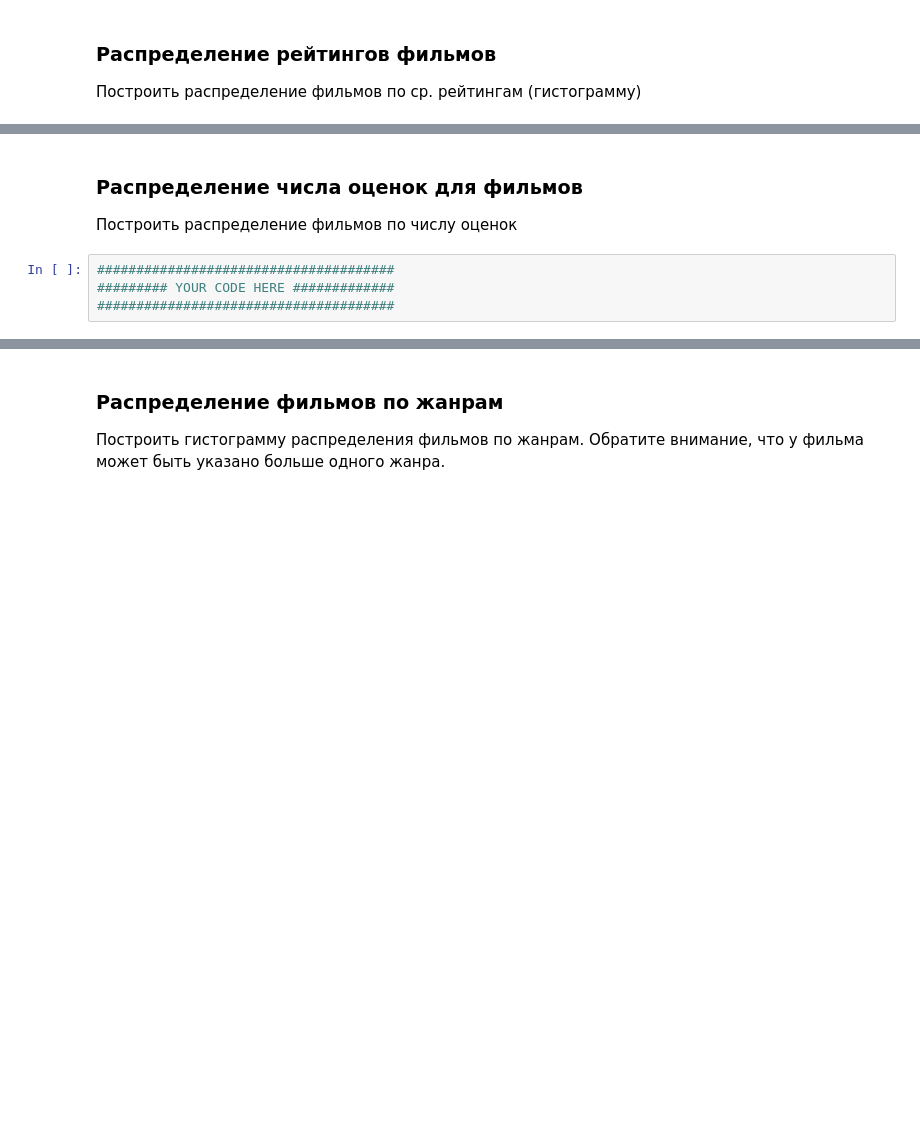
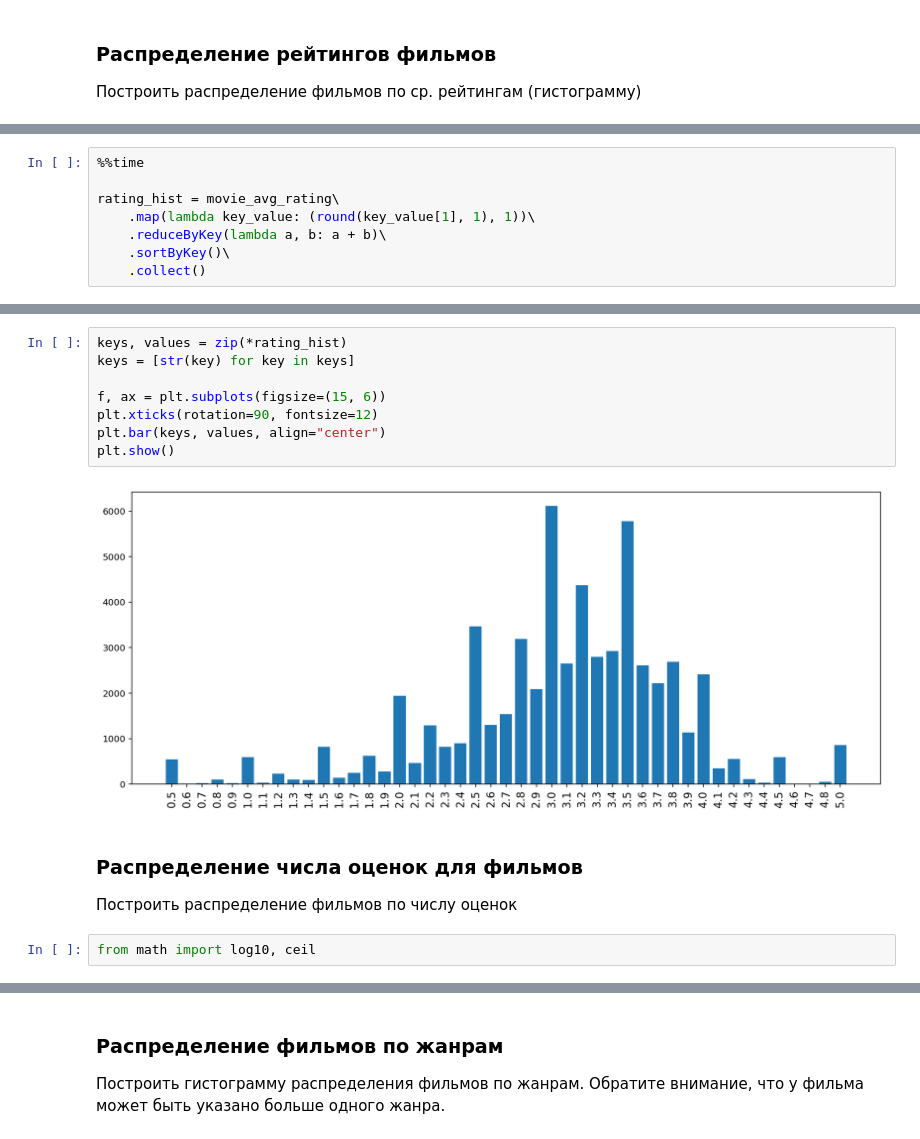
Before and after one commit to ishugaepov/MLBD, a Jupyter notebook: apache_spark/notebooks/spark_examples.ipynb, the cells around one changed output, grey strips where cells are left out. Saved outputs shown, nothing was run; the diff lists cells and outputs as text; blank space fills up the shorter version.

```diff
--- a/apache_spark/notebooks/spark_examples.ipynb
+++ b/apache_spark/notebooks/spark_examples.ipynb
@@ -283,0 +349,8 @@ plt.show()
+# %%
+%%time
+
+rating_hist = movie_avg_rating\
+    .map(lambda key_value: (round(key_value[1], 1), 1))\
+    .reduceByKey(lambda a, b: a + b)\
+    .sortByKey()\
+    .collect()
@@ -284,8 +360,16 @@ plt.show()
+# %%
+keys, values = zip(*rating_hist)
+keys = [str(key) for key in keys]
+
+f, ax = plt.subplots(figsize=(15, 6))
+plt.xticks(rotation=90, fontsize=12)
+plt.bar(keys, values, align="center")
+plt.show()
+# %% [output]
+[figure, added]
 # %% [markdown]
 ### Распределение числа оценок для фильмов
 
 Построить распределение фильмов по числу оценок
-# %%
-######################################
-######### YOUR CODE HERE #############
-######################################
+# %%
+from math import log10, ceil
```
Also changed, not shown: parts of 51 cells of this notebook.
